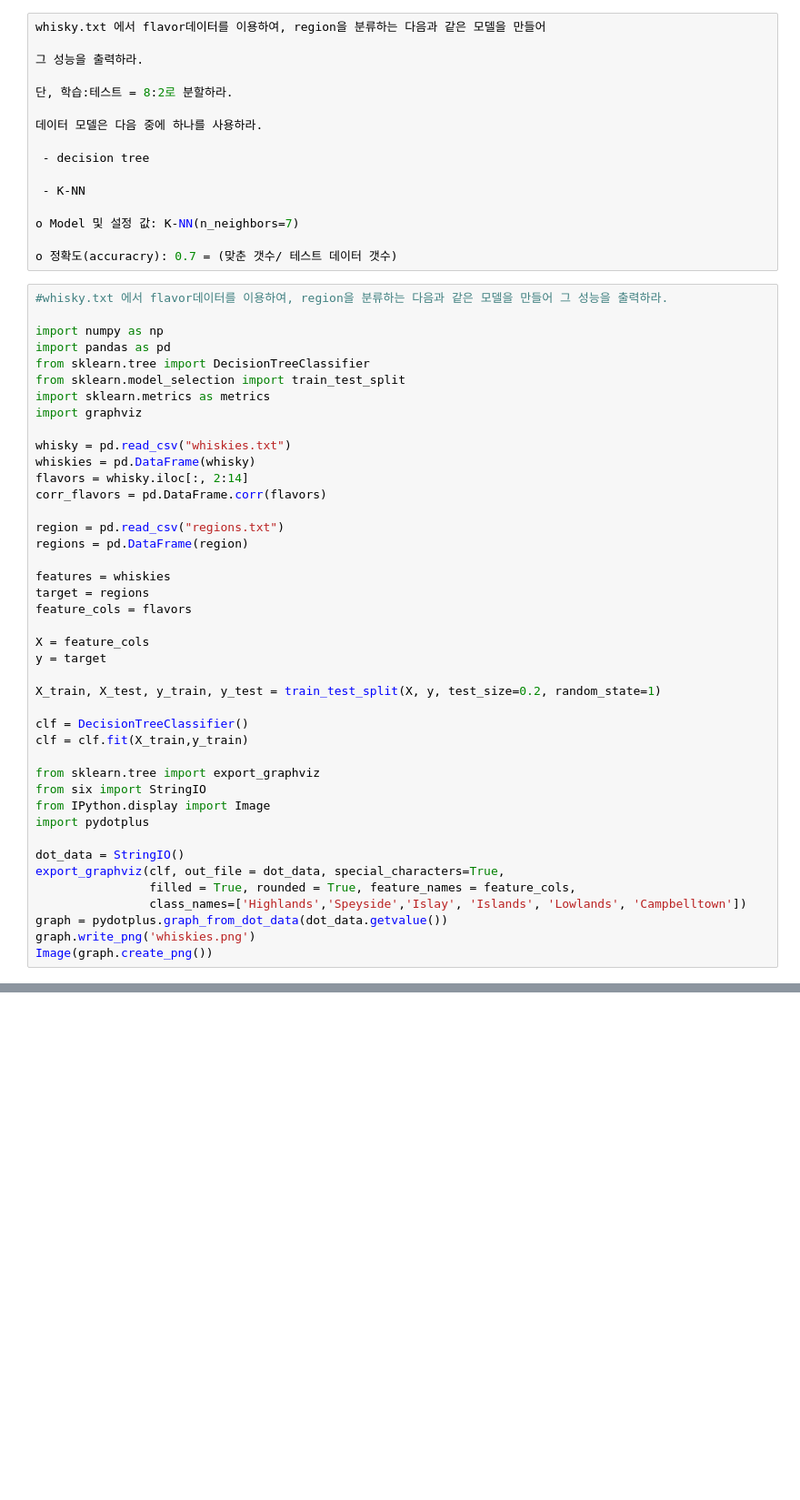
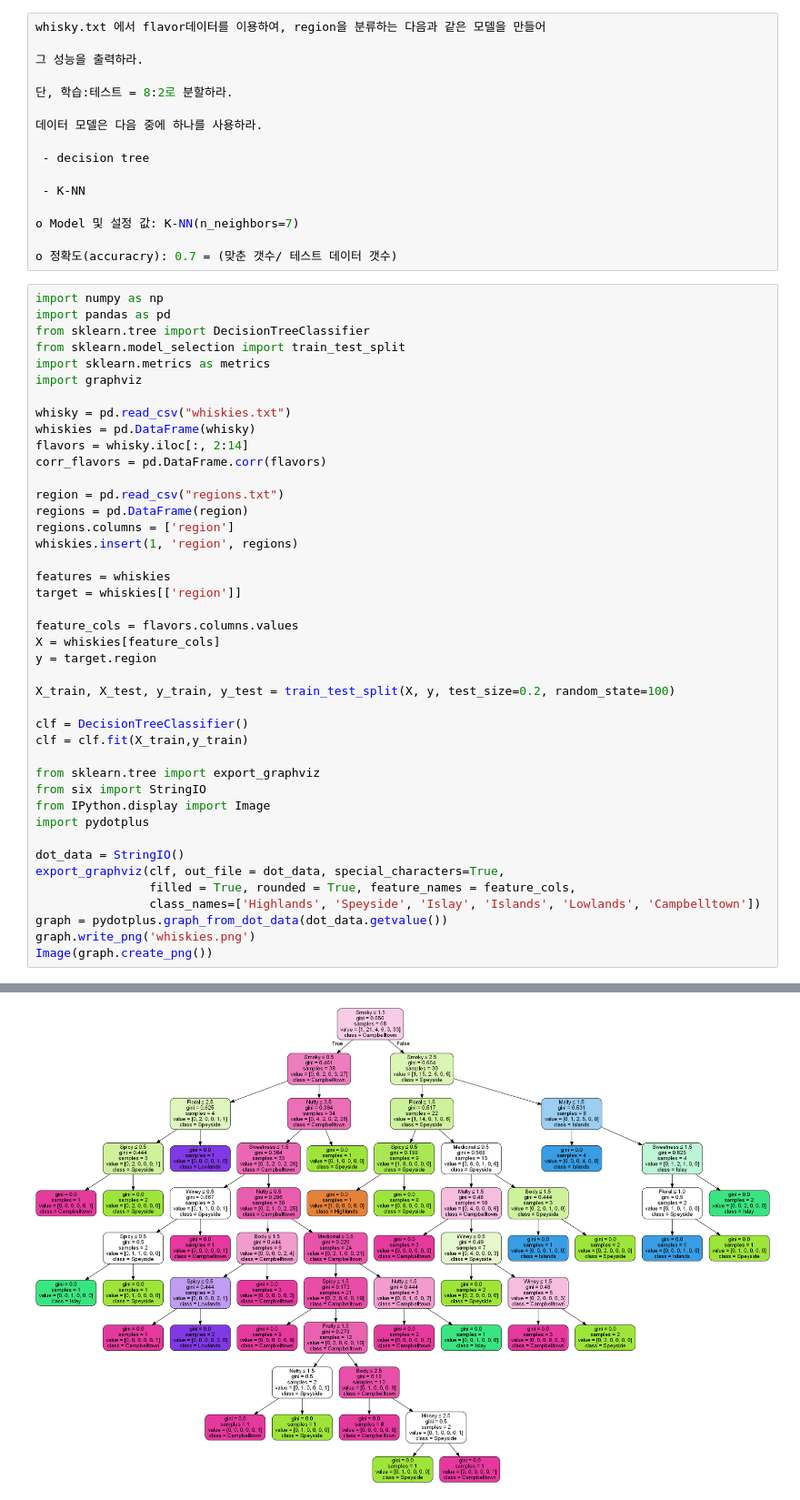
Before and after one commit to lamknh/2-2-mini-projects, a Jupyter notebook: whiskies.ipynb, the cells around one changed output, grey strips where cells are left out. Shown at 91% size. Saved outputs shown, nothing was run; the diff lists cells and outputs as text; blank space fills up the shorter version.

```diff
--- a/whiskies.ipynb
+++ b/whiskies.ipynb
@@ -15,8 +15,6 @@ o Model 및 설정 값: K-NN(n_neighbors=7)
 
 o 정확도(accuracry): 0.7 = (맞춘 갯수/ 테스트 데이터 갯수)
 # %%
-#whisky.txt 에서 flavor데이터를 이용하여, region을 분류하는 다음과 같은 모델을 만들어 그 성능을 출력하라.
-
 import numpy as np
 import pandas as pd
 from sklearn.tree import DecisionTreeClassifier
@@ -31,15 +29,17 @@ corr_flavors = pd.DataFrame.corr(flavors)
 
 region = pd.read_csv("regions.txt")
 regions = pd.DataFrame(region)
+regions.columns = ['region']
+whiskies.insert(1, 'region', regions)
 
 features = whiskies
-target = regions
-feature_cols = flavors
+target = whiskies[['region']]
 
-X = feature_cols
-y = target
+feature_cols = flavors.columns.values
+X = whiskies[feature_cols]
+y = target.region
 
-X_train, X_test, y_train, y_test = train_test_split(X, y, test_size=0.2, random_state=1)
+X_train, X_test, y_train, y_test = train_test_split(X, y, test_size=0.2, random_state=100)
 
 clf = DecisionTreeClassifier()
 clf = clf.fit(X_train,y_train)
@@ -52,7 +52,7 @@ import pydotplus
 dot_data = StringIO()
 export_graphviz(clf, out_file = dot_data, special_characters=True,
                 filled = True, rounded = True, feature_names = feature_cols,
-                class_names=['Highlands','Speyside','Islay', 'Islands', 'Lowlands', 'Campbelltown'])
+                class_names=['Highlands', 'Speyside', 'Islay', 'Islands', 'Lowlands', 'Campbelltown'])
 graph = pydotplus.graph_from_dot_data(dot_data.getvalue())
 graph.write_png('whiskies.png')
 Image(graph.create_png())
@@ -61,3 +60,4 @@ ValueError: Length of feature_names, 86 does not match number of features, 12
+[figure, added]
 # %%
 import numpy as np
 import pandas as pd
```
Also changed, not shown: parts of 2 cells of this notebook.
